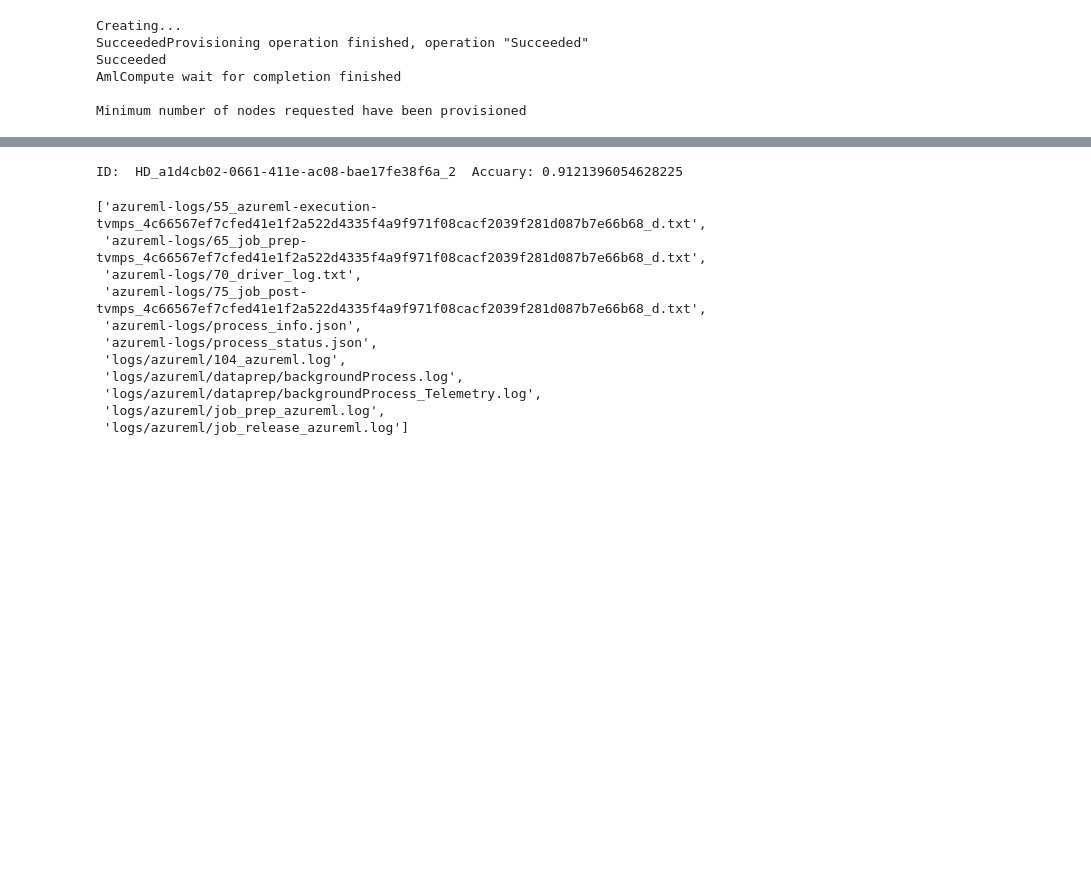
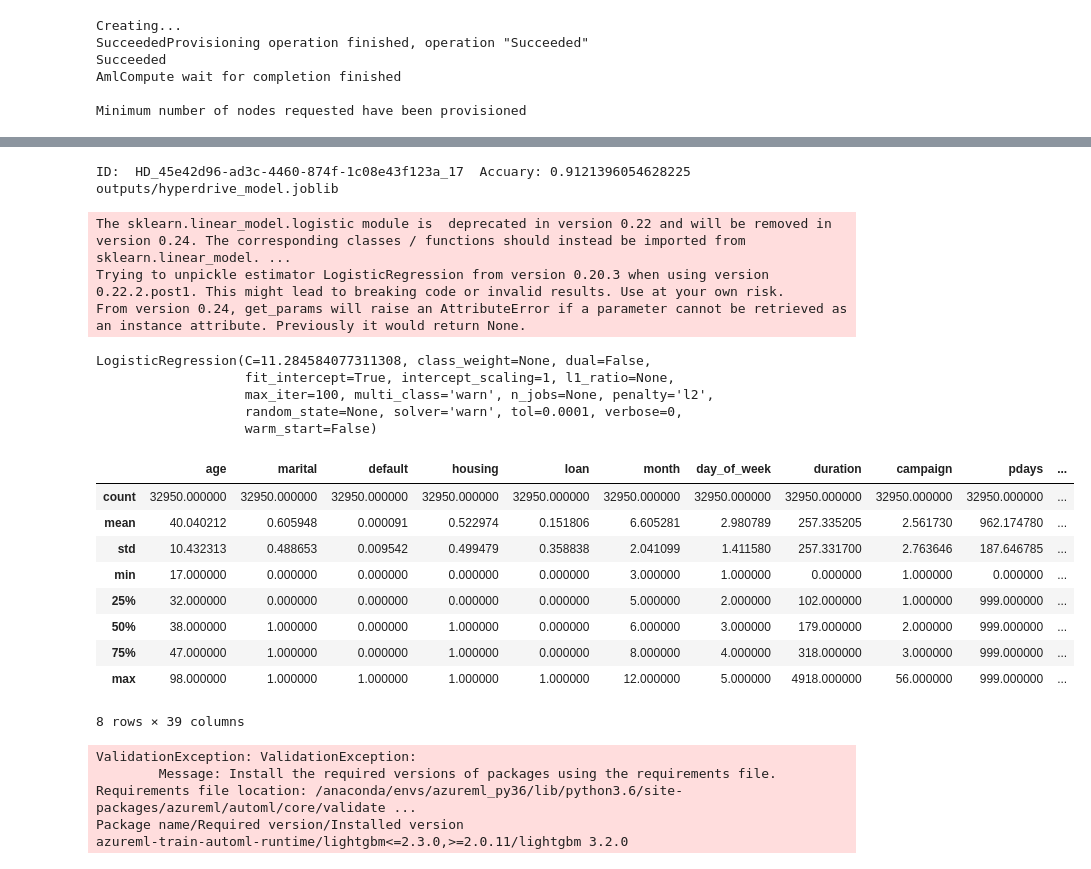
Before and after one commit to maxcom24/nd00333_AZMLND_Optimizing_a_Pipeline_in_Azure-Starter_Files-master, a Jupyter notebook: udacity-project.ipynb, the cells around one changed output, grey strips where cells are left out. Drawn from its saved outputs; the diff is of its cells as text; code cells hidden in the pictures; blank space fills up the shorter version.

```diff
--- a/udacity-project.ipynb
+++ b/udacity-project.ipynb
@@ -96,25 +119,25 @@ import joblib
 best_run = run.get_best_run_by_primary_metric()
 best_run_metrics = best_run.get_metrics()
 
-print('ID: ',best_mod.id,' Accuary:', best_mod_metrics['accuracy'])
-best_run.get_file_names()
-#best_run.download_file(
- #   best_run.get_file_names()[-1],
-  #  output_file_path="./output/"
-#)
+print('ID: ',best_run.id,' Accuary:', best_run_metrics['accuracy'])
+print(best_run.get_file_names()[-1])
+best_run.download_file(
+    best_run.get_file_names()[-1],
+    output_file_path="./outputs/"
+)
+
+joblib.load('./outputs/hyperdrive_model.joblib')
 # %% [output]
-ID:  HD_a1d4cb02-0661-411e-ac08-bae17fe38f6a_2  Accuary: 0.9121396054628225
+ID:  HD_45e42d96-ad3c-4460-874f-1c08e43f123a_17  Accuary: 0.9121396054628225
+outputs/hyperdrive_model.joblib
-['azureml-logs/55_azureml-execution-tvmps_4c66567ef7cfed41e1f2a522d4335f4a9f971f08cacf2039f281d087b7e66b68_d.txt',
- 'azureml-logs/65_job_prep-tvmps_4c66567ef7cfed41e1f2a522d4335f4a9f971f08cacf2039f281d087b7e66b68_d.txt',
- 'azureml-logs/70_driver_log.txt',
- 'azureml-logs/75_job_post-tvmps_4c66567ef7cfed41e1f2a522d4335f4a9f971f08cacf2039f281d087b7e66b68_d.txt',
- 'azureml-logs/process_info.json',
- 'azureml-logs/process_status.json',
- 'logs/azureml/104_azureml.log',
- 'logs/azureml/dataprep/backgroundProcess.log',
- 'logs/azureml/dataprep/backgroundProcess_Telemetry.log',
- 'logs/azureml/job_prep_azureml.log',
- 'logs/azureml/job_release_azureml.log']
+The sklearn.linear_model.logistic module is  deprecated in version 0.22 and will be removed in version 0.24. The corresponding classes / functions should instead be imported from sklearn.linear_model. ...
+Trying to unpickle estimator LogisticRegression from version 0.20.3 when using version 0.22.2.post1. This might lead to breaking code or invalid results. Use at your own risk.
+From version 0.24, get_params will raise an AttributeError if a parameter cannot be retrieved as an instance attribute. Previously it would return None.
+LogisticRegression(C=11.284584077311308, class_weight=None, dual=False,
+                   fit_intercept=True, intercept_scaling=1, l1_ratio=None,
+                   max_iter=100, multi_class='warn', n_jobs=None, penalty='l2',
+                   random_state=None, solver='warn', tol=0.0001, verbose=0,
+                   warm_start=False)
 # %%
 from azureml.data.dataset_factory import TabularDatasetFactory
 
@@ -129,6 +152,19 @@ from train import clean_data
 
 # Use the clean_data function to clean your data.
 x, y = clean_data(ds)
+# %%
+x.describe()
+# %% [output]
+|  | age | marital | default | housing | loan | month | day_of_week | duration | campaign | pdays | ... |
+| count | 32950.000000 | 32950.000000 | 32950.000000 | 32950.000000 | 32950.000000 | 32950.000000 | 32950.000000 | 32950.000000 | 32950.000000 | 32950.000000 | ... |
+| mean | 40.040212 | 0.605948 | 0.000091 | 0.522974 | 0.151806 | 6.605281 | 2.980789 | 257.335205 | 2.561730 | 962.174780 | ... |
+| std | 10.432313 | 0.488653 | 0.009542 | 0.499479 | 0.358838 | 2.041099 | 1.411580 | 257.331700 | 2.763646 | 187.646785 | ... |
+| min | 17.000000 | 0.000000 | 0.000000 | 0.000000 | 0.000000 | 3.000000 | 1.000000 | 0.000000 | 1.000000 | 0.000000 | ... |
+| 25% | 32.000000 | 0.000000 | 0.000000 | 0.000000 | 0.000000 | 5.000000 | 2.000000 | 102.000000 | 1.000000 | 999.000000 | ... |
+| 50% | 38.000000 | 1.000000 | 0.000000 | 1.000000 | 0.000000 | 6.000000 | 3.000000 | 179.000000 | 2.000000 | 999.000000 | ... |
+| 75% | 47.000000 | 1.000000 | 0.000000 | 1.000000 | 0.000000 | 8.000000 | 4.000000 | 318.000000 | 3.000000 | 999.000000 | ... |
+| max | 98.000000 | 1.000000 | 1.000000 | 1.000000 | 1.000000 | 12.000000 | 5.000000 | 4918.000000 | 56.000000 | 999.000000 | ... |
+8 rows × 39 columns
 # %%
 from azureml.train.automl import AutoMLConfig
 
@@ -146,8 +182,13 @@ automl_config = AutoMLConfig(
 # %%
 # Submit your automl run
 
-automl_exp = experiment(ws,"AutoML-exp")
+automl_exp = Experiment(ws,"AutoML-exp")
 automl_run = automl_exp.submit(config=automl_config,show_output=True)
+# %% [output]
+ValidationException: ValidationException:
+        Message: Install the required versions of packages using the requirements file. Requirements file location: /anaconda/envs/azureml_py36/lib/python3.6/site-packages/azureml/automl/core/validate ...
+Package name/Required version/Installed version
+azureml-train-automl-runtime/lightgbm<=2.3.0,>=2.0.11/lightgbm 3.2.0
 # %%
 # Retrieve and save your best automl model.
 
```
Also changed, not shown: parts of 4 cells of this notebook, 1 other file.
